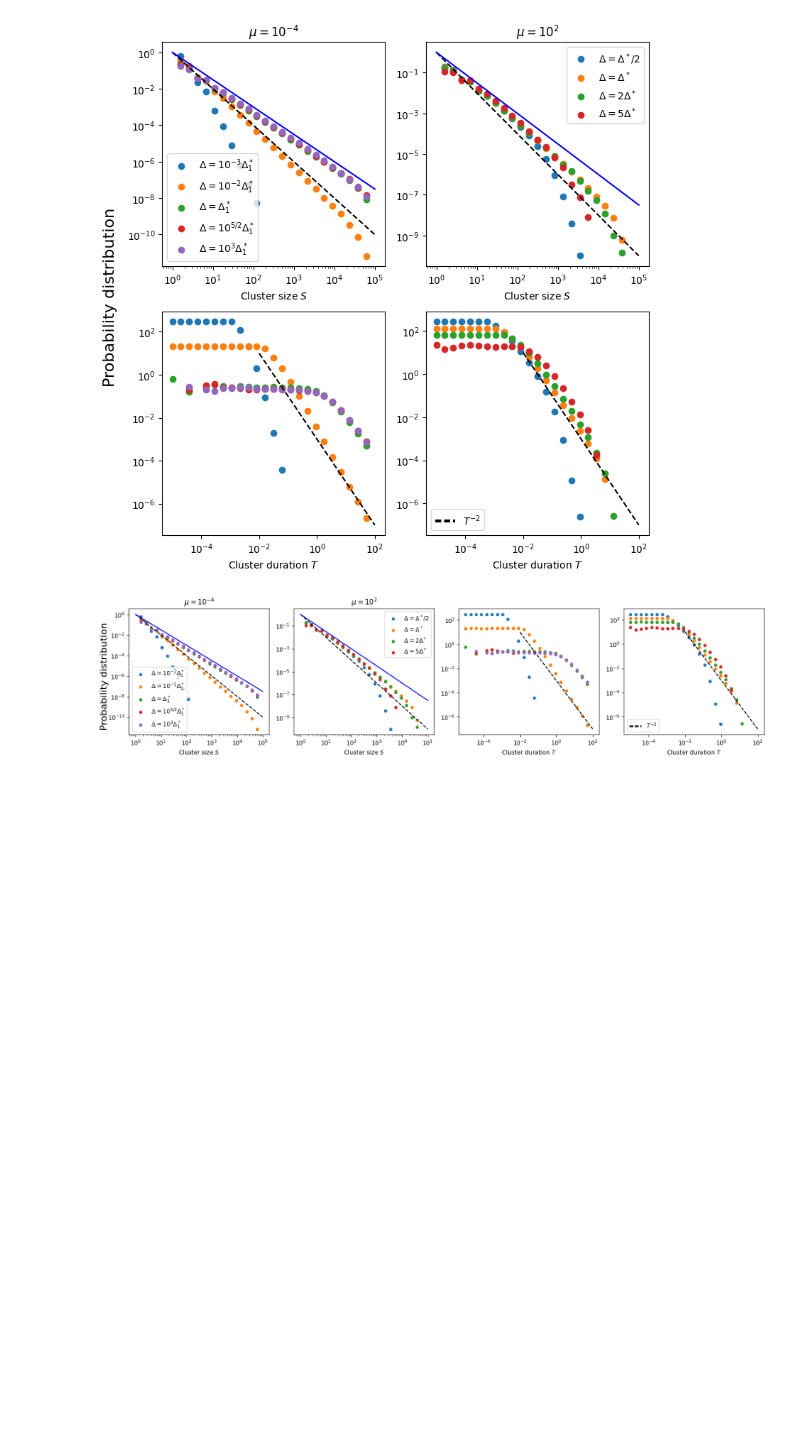
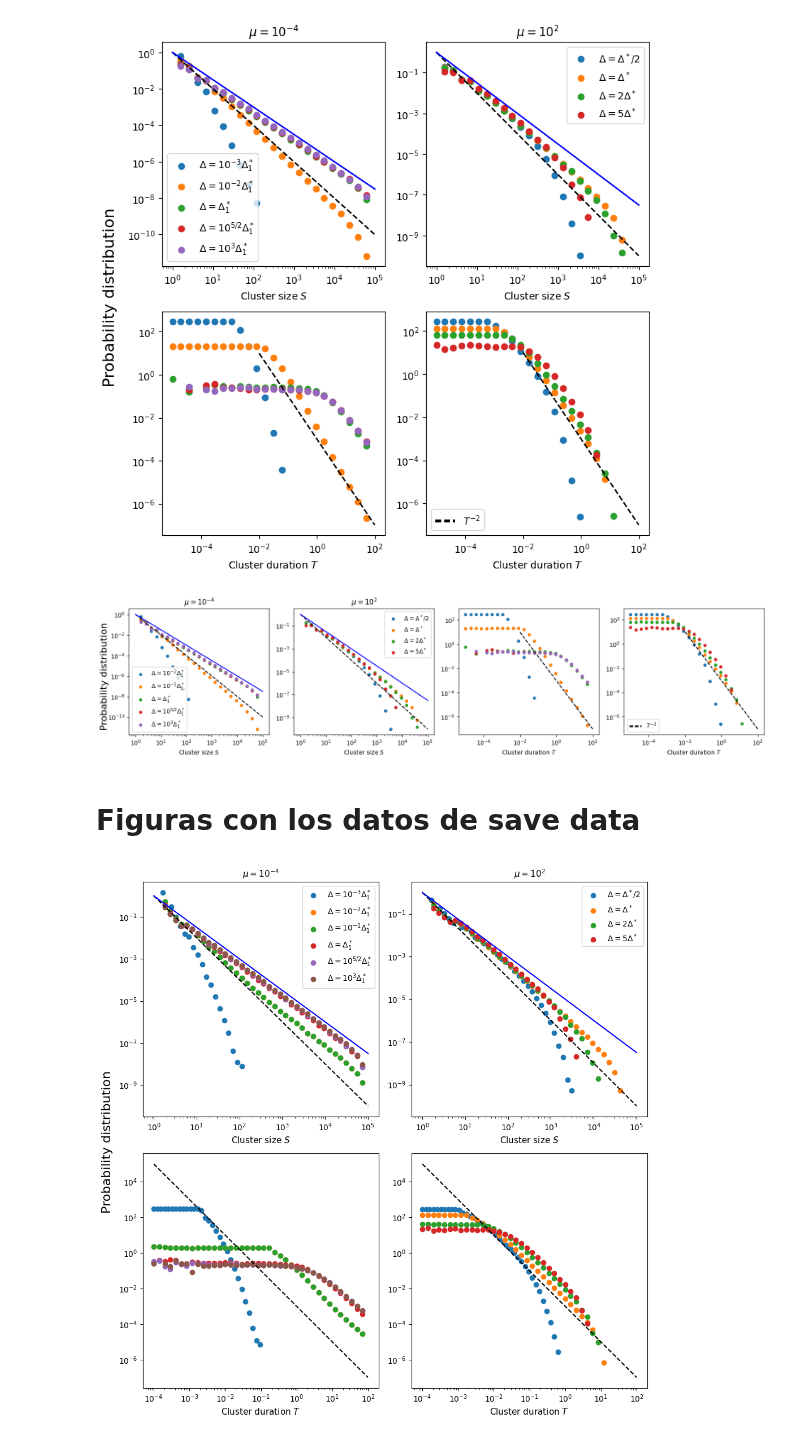
Before and after one commit to RivasAntonio/TFM, a Jupyter notebook: Códigos/Hawkes/figures.ipynb, the cells around one changed output. Saved outputs shown, nothing was run; the diff lists cells and outputs as text; code cells hidden in the pictures; blank space fills up the shorter version.

```diff
--- a/Códigos/Hawkes/figures.ipynb
+++ b/Códigos/Hawkes/figures.ipynb
@@ -298,3 +298,5 @@ fig.axes[3].legend(handles = [Line2D([0], [0], dashes=[2, 1], color='black', lin
 fig.tight_layout()
 # %% [output]
 [figure]
+# %% [markdown]
+# Figuras con los datos de save data
@@ -300,0 +314,64 @@ fig.tight_layout()
+# %%
+sbins = [np.logspace(0, 4, num = 40, base = 10),
+         np.logspace(0, 5, num = 40, base = 10),
+         np.logspace(0, 5, num = 40, base = 10),
+         np.logspace(0, 5, num = 40, base = 10),
+         np.logspace(0, 5, num = 40, base = 10),
+         np.logspace(0, 5, num = 40, base = 10)]
+tbins = [np.logspace(-4, 0, num = 40, base = 10),
+         np.logspace(-4, 2, num = 40, base = 10),
+         np.logspace(-4, 2, num = 40, base = 10),
+         np.logspace(-4, 2, num = 40, base = 10),
+         np.logspace(-4, 2, num = 40, base = 10),
+         np.logspace(-4, 2, num = 40, base = 10)]
+# %%
+shist_mu1 = [np.histogram(s, density= True, bins=sbins[i])[0] for i, s in enumerate(sizes_mu1)]
+shist_mu2 = [np.histogram(s, density= True, bins=sbins[i])[0] for i, s in enumerate(sizes_mu2)]
+thist_mu1 = [np.histogram(t, density= True, bins=tbins[i])[0] for i, t in enumerate(times_mu1)]
+thist_mu2 = [np.histogram(t, density= True, bins=tbins[i])[0] for i, t in enumerate(times_mu2)]
+# %%
+labels1 = ['$\Delta = 10^{-3}\Delta_1^*$', '$\Delta = 10^{-2}\Delta_1^*$', '$\Delta = 10^{-1}\Delta_1^*$', '$\Delta = \Delta_1^*$', '$\Delta = 10^{5/2}\Delta_1^*$', '$\Delta = 10^3\Delta_1^*$']
+labels2 = ['$\Delta = \Delta^*/2$', '$\Delta = \Delta^*$', '$\Delta = 2\Delta^*$', '$\Delta = 5\Delta^*$']
+
+fig, axes = plt.subplots(2, 2, figsize=(10, 10))
+
+fig.axes[0].set_title('$\mu=10^{-4}$', fontsize = 11)
+fig.axes[1].set_title('$\mu=10^{2}$', fontsize = 11)
+
+
+for i in range(len(data1)):
+    fig.axes[0].scatter(sbins[i][:-1], shist_mu1[i], label=f'{labels1[i]}', marker = 'o')
+    fig.axes[2].scatter(tbins[i][:-1], thist_mu1[i], label=f'{labels1[i]}', marker = 'o')
+
+for i in range(len(data2)):
+    fig.axes[1].scatter(sbins[i][:-1], shist_mu2[i], label=f'\Delta={labels2[i]}', marker = 'o')
+    fig.axes[3].scatter(tbins[i][:-1], thist_mu2[i], label=f'\Delta={labels2[i]}', marker = 'o')
+
+for i in range(4):
+    fig.axes[i].set_xscale('log')
+    fig.axes[i].set_yscale('log')
+
+fig.supylabel('Probability distribution', fontsize=16)
+fig.axes[0].set_xlabel('Cluster size $S$', fontsize = 11)
+fig.axes[1].set_xlabel('Cluster size $S$', fontsize = 11)
+fig.axes[2].set_xlabel('Cluster duration $T$', fontsize = 11)
+fig.axes[3].set_xlabel('Cluster duration $T$', fontsize = 11)
+fig.axes[0].legend()
+
+s_aux = np.logspace(0, 5, num = 100, base = 10)
+y_s = s_aux**(-2)
+y_s2 = s_aux**(-3/2)
+t_aux = np.logspace(-4, 2, num = 100, base = 10)
+y_t = t_aux**(-2) * 10**-3
+
+fig.axes[0].plot(s_aux, y_s, color='black', linestyle='--')
+fig.axes[0].plot(s_aux, y_s2, color='blue')
+fig.axes[1].plot(s_aux, y_s, color='black', linestyle='--')
+fig.axes[1].plot(s_aux, y_s2, color='blue')
+fig.axes[2].plot(t_aux, y_t, color='black', linestyle='--')
+fig.axes[3].plot(t_aux, y_t, color='black', linestyle='--')
+fig.axes[1].legend(labels = labels2, loc = 'best')
+
+fig.tight_layout()
+# %% [output]
+[figure, added]
```
Also changed, not shown: parts of 2 cells of this notebook, 4 other files.
